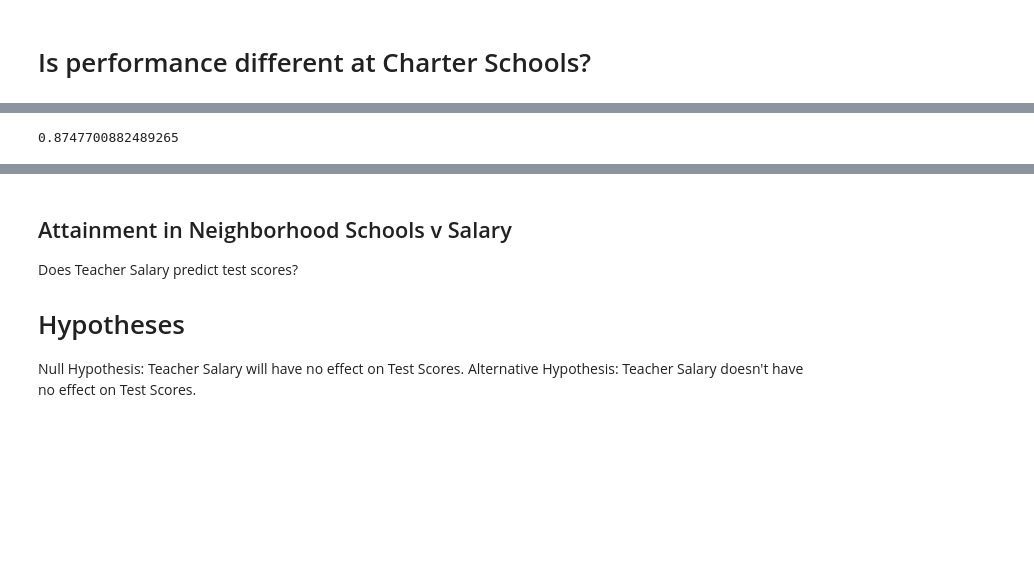
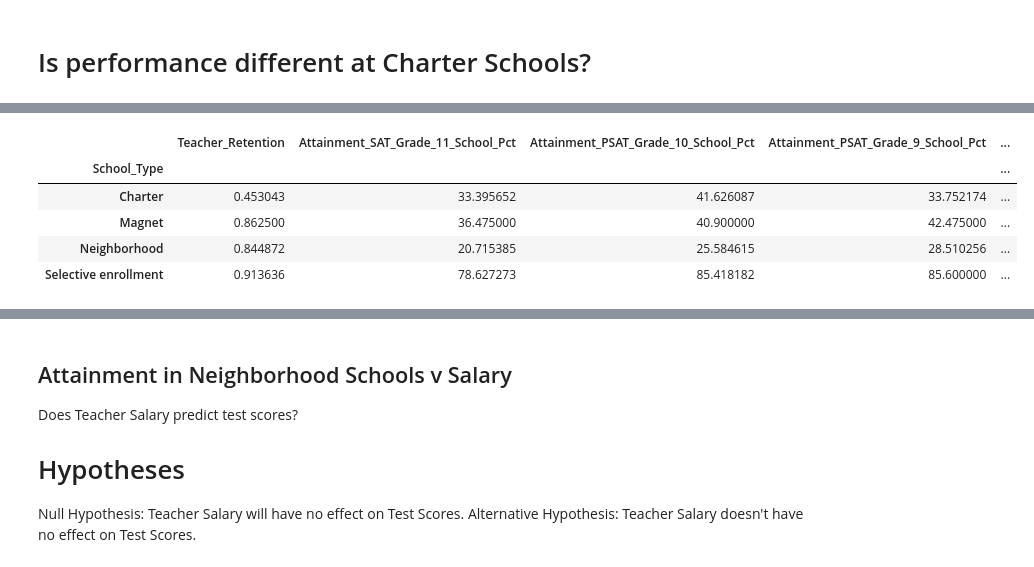
Before and after one commit to RiverJAM/CPS_Data_Analysis, a Jupyter notebook: Playing with Pies.ipynb, the cells around one changed output, grey strips where cells are left out. Drawn from its saved outputs; the diff is of its cells as text; code cells hidden in the pictures; blank space fills up the shorter version.

```diff
--- a/Playing with Pies.ipynb
+++ b/Playing with Pies.ipynb
@@ -33,14 +45,25 @@ schools.groupby(schools["School_Type"]).count()
+# %%
+#Attainment / Grad / etc
+One_df = schools[["School_Type", 'Long_Name', 'Growth_PSAT_Grade_9_School_Pct', 'Growth_PSAT_Reading_Grade_10_School_Pct', 'Growth_PSAT_Math_Grade_10_School_Pct','Growth_SAT_Grade_11_School_Pct','College_Enrollment_School_Pct_Year_1','College_Enrollment_School_Pct_Year_2', 'Teacher_Retention', 'Attainment_SAT_Grade_11_School_Pct', 'Attainment_PSAT_Grade_10_School_Pct', 'Attainment_PSAT_Grade_9_School_Pct', 'Graduation_4_Year_School_Pct_Year_1', 'Graduation_4_Year_School_Pct_Year_2', 'Graduation_5_Year_School_Pct_Year_2', 'Graduation_5_Year_School_Pct_Year_1']]
+One_df = One_df.dropna()
+One_df = One_df.loc[One_df["Teacher_Retention"] != 'NAN']
+One_df['Teacher_Retention'] = pd.to_numeric(One_df['Teacher_Retention'])
+variables = ['Attainment_SAT_Grade_11_School_Pct', 'Attainment_PSAT_Grade_10_School_Pct', 'Attainment_PSAT_Grade_9_School_Pct', 'Graduation_4_Year_School_Pct_Year_1', 'Graduation_4_Year_School_Pct_Year_2', 'Graduation_5_Year_School_Pct_Year_2', 'Graduation_5_Year_School_Pct_Year_1','College_Enrollment_School_Pct_Year_1','College_Enrollment_School_Pct_Year_2']
+
+for var in variables:
+    One_df[var] = pd.to_numeric(One_df[var])
+Ret = One_df.groupby(One_df["School_Type"])['Teacher_Retention', 'Attainment_SAT_Grade_11_School_Pct', 'Attainment_PSAT_Grade_10_School_Pct', 'Attainment_PSAT_Grade_9_School_Pct', 'Graduation_4_Year_School_Pct_Year_1', 'Graduation_4_Year_School_Pct_Year_2', 'Graduation_5_Year_School_Pct_Year_2', 'Graduation_5_Year_School_Pct_Year_1'].mean()
+Ret
+# %% [output]
+|  | Teacher_Retention | Attainment_SAT_Grade_11_School_Pct | Attainment_PSAT_Grade_10_School_Pct | Attainment_PSAT_Grade_9_School_Pct | ... |
+| School_Type |  |  |  |  | ... |
+| Charter | 0.453043 | 33.395652 | 41.626087 | 33.752174 | ... |
+| Magnet | 0.862500 | 36.475000 | 40.900000 | 42.475000 | ... |
+| Neighborhood | 0.844872 | 20.715385 | 25.584615 | 28.510256 | ... |
+| Selective enrollment | 0.913636 | 78.627273 | 85.418182 | 85.600000 | ... |
 # %%
 #partition data to creat df with only high school data
 high_school_data1 = schools.loc[(schools['Primary_Category']== "HS")]
 Charter_high = high_school_data1.loc[(high_school_data1['School_Type']== "Charter")]
 #partition data to creat df with only high school data
 Neighborhood_high = high_school_data1.loc[(high_school_data1['School_Type']== "Neighborhood")]
-# %%
-One_df = combined_df[[ 'Department' , 'Teacher_Retention', 'Attainment_SAT_Grade_11_School_Pct']]
-One_df = One_df.dropna()
-One_df = One_df.loc[One_df["Teacher_Retention"] != 'NAN']
-One_df['Teacher_Retention'] = pd.to_numeric(One_df['Teacher_Retention'])
-One_df['Teacher_Retention'].mean()
-# %% [output]
-0.8747700882489265
```
Also changed, not shown: parts of 21 cells of this notebook.
